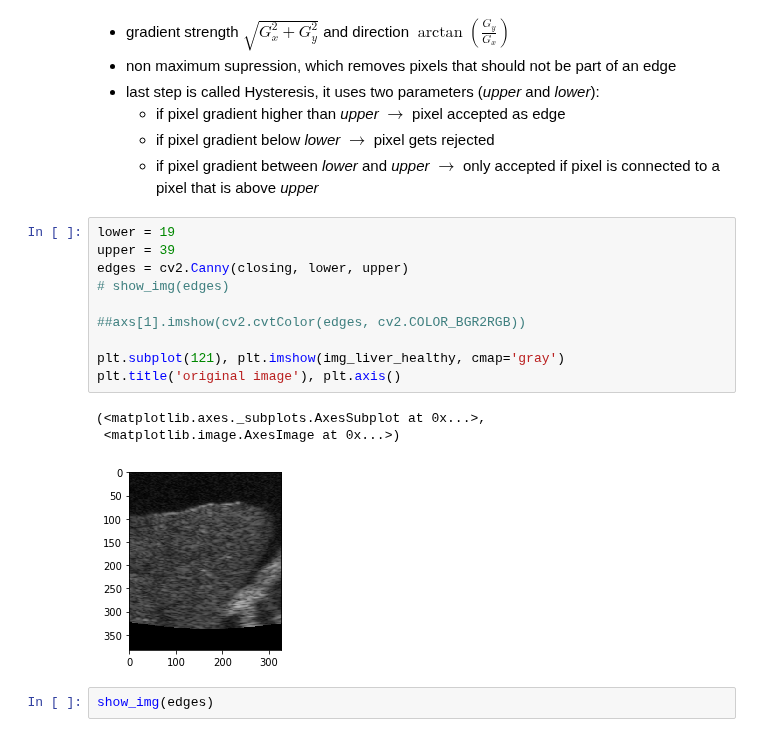
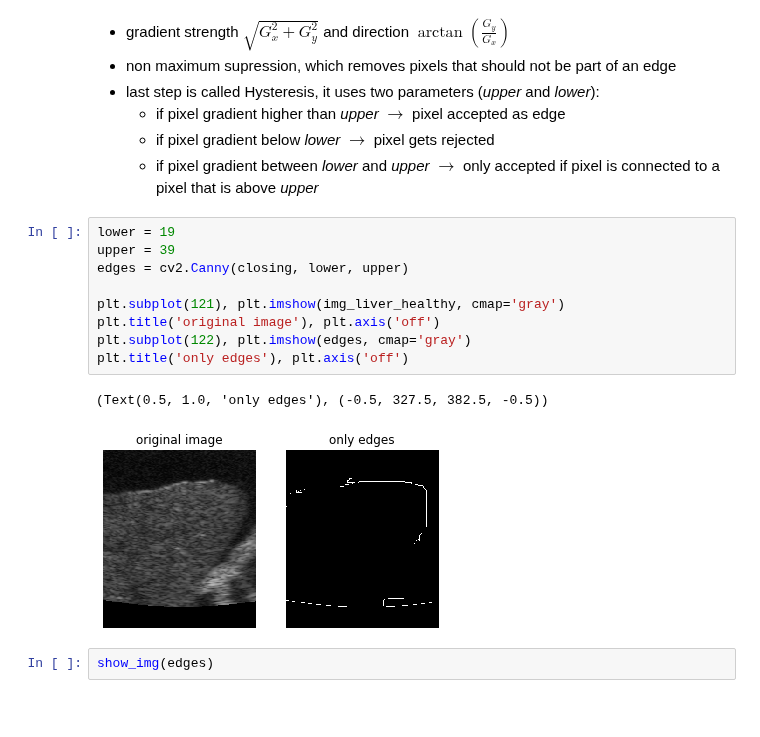
Before and after one commit to markusait/lcid, a Jupyter notebook: code/edge_detection.ipynb, the cells around one changed output. Drawn from its saved outputs; the diff is of its cells as text; blank space fills up the shorter version.

```diff
--- a/code/edge_detection.ipynb
+++ b/code/edge_detection.ipynb
@@ -42,17 +42,15 @@ then apply the canny operator
 # %%
 lower = 19
 upper = 39
 edges = cv2.Canny(closing, lower, upper)
-# show_img(edges)
-
-##axs[1].imshow(cv2.cvtColor(edges, cv2.COLOR_BGR2RGB))
 
 plt.subplot(121), plt.imshow(img_liver_healthy, cmap='gray')
-plt.title('original image'), plt.axis()
+plt.title('original image'), plt.axis('off')
+plt.subplot(122), plt.imshow(edges, cmap='gray')
+plt.title('only edges'), plt.axis('off')
 # %% [output]
-(<matplotlib.axes._subplots.AxesSubplot at 0x...>,
- <matplotlib.image.AxesImage at 0x...>)
+(Text(0.5, 1.0, 'only edges'), (-0.5, 327.5, 382.5, -0.5))
-[figure, old version]
+[figure, new version]
 # %%
 show_img(edges)
 # %% [output]
```
Also changed, not shown: parts of 2 cells of this notebook.
